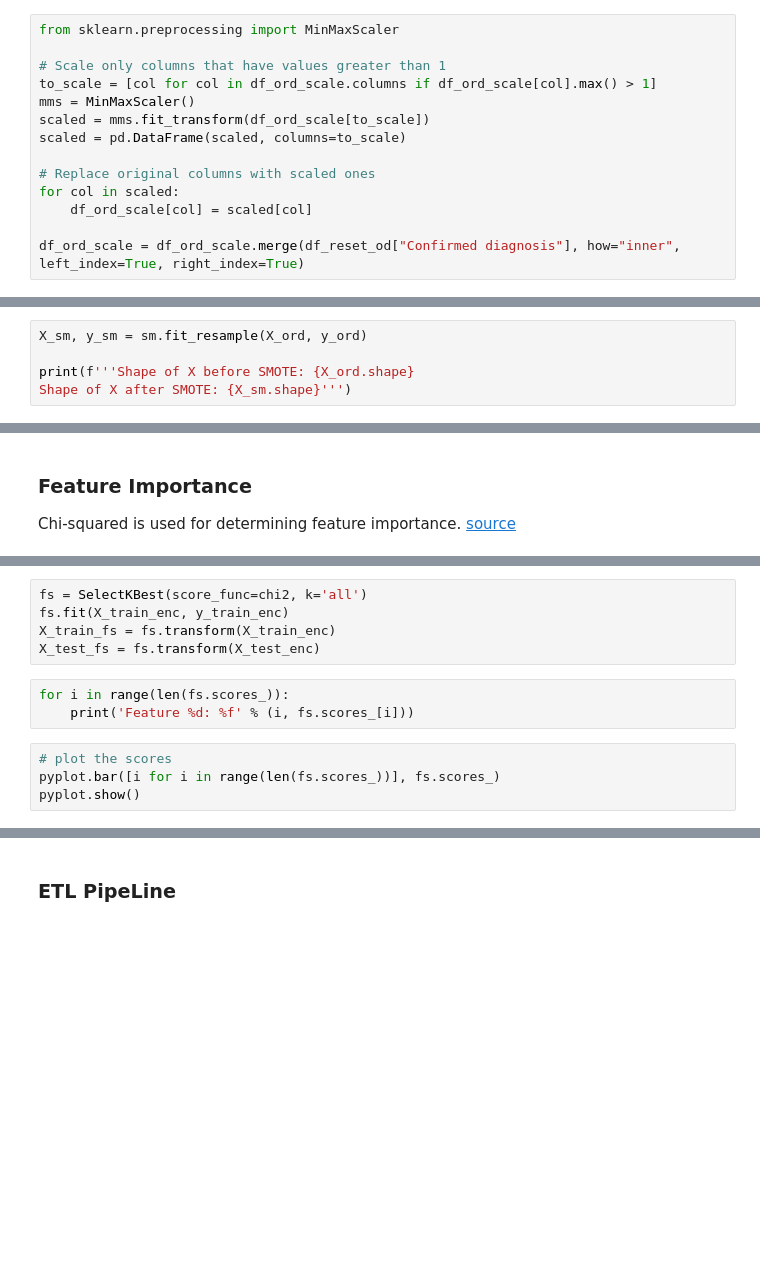
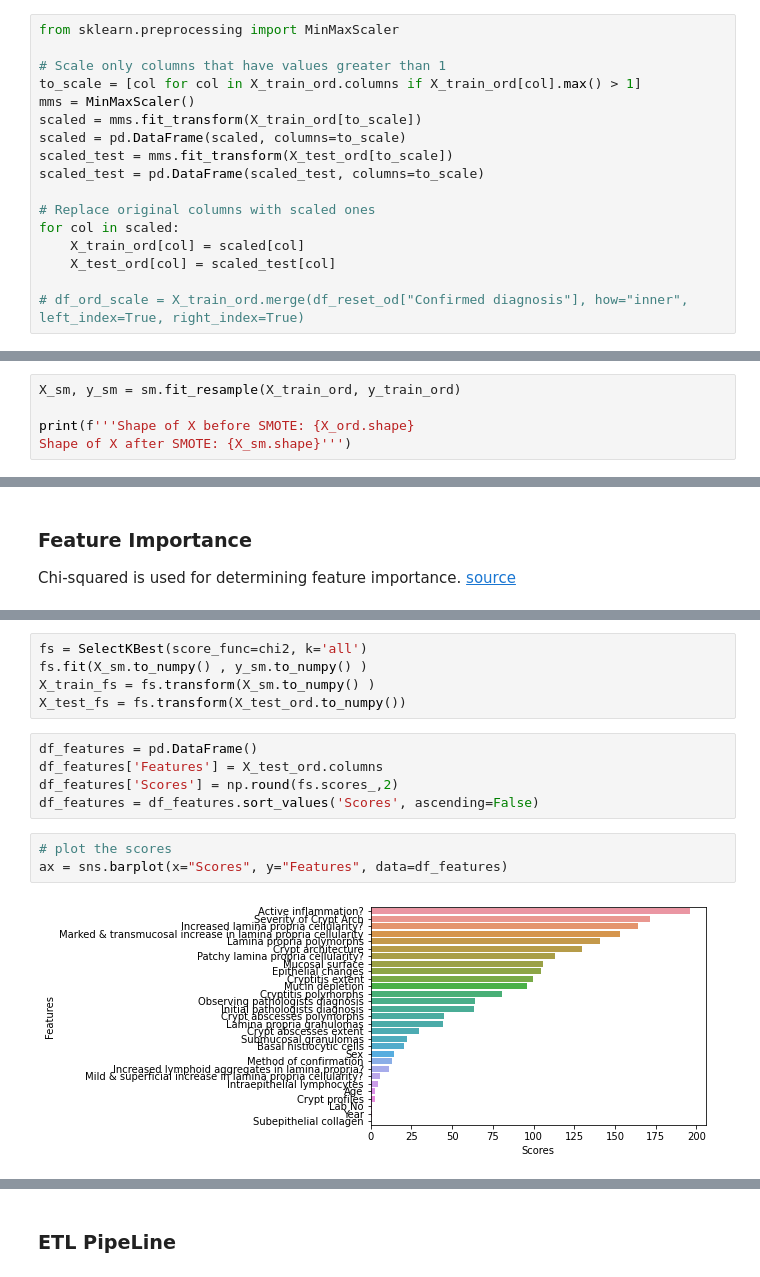
Before and after one commit to pretttyvo/Capstone_B, a Jupyter notebook: Jupyter notebook/CapStone B Final WB.ipynb, the cells around one changed output, grey strips where cells are left out. Cells and saved outputs as stored; diff of their text form; blank space fills up the shorter version.

Commit message:
final data cleaning

```diff
--- a/Jupyter notebook/CapStone B Final WB.ipynb
+++ b/Jupyter notebook/CapStone B Final WB.ipynb
@@ -914,13 +943,16 @@ for val in df_ord_scale.columns:
 from sklearn.preprocessing import MinMaxScaler
 
 # Scale only columns that have values greater than 1
-to_scale = [col for col in df_ord_scale.columns if df_ord_scale[col].max() > 1]
+to_scale = [col for col in X_train_ord.columns if X_train_ord[col].max() > 1]
 mms = MinMaxScaler()
-scaled = mms.fit_transform(df_ord_scale[to_scale])
+scaled = mms.fit_transform(X_train_ord[to_scale])
 scaled = pd.DataFrame(scaled, columns=to_scale)
+scaled_test = mms.fit_transform(X_test_ord[to_scale])
+scaled_test = pd.DataFrame(scaled_test, columns=to_scale)
 
 # Replace original columns with scaled ones
 for col in scaled:
-    df_ord_scale[col] = scaled[col]
+    X_train_ord[col] = scaled[col]
+    X_test_ord[col] = scaled_test[col]
 
-df_ord_scale = df_ord_scale.merge(df_reset_od["Confirmed diagnosis"], how="inner", left_index=True, right_index=True)
+# df_ord_scale = X_train_ord.merge(df_reset_od["Confirmed diagnosis"], how="inner", left_index=True, right_index=True)
@@ -946,5 +976,5 @@ y_ord = df_ord_scale['Confirmed diagnosis']
 # %%
-X_sm, y_sm = sm.fit_resample(X_ord, y_ord)
+X_sm, y_sm = sm.fit_resample(X_train_ord, y_train_ord)
 
 print(f'''Shape of X before SMOTE: {X_ord.shape}
 Shape of X after SMOTE: {X_sm.shape}''')
@@ -1017,14 +1049,17 @@ X_train_enc, X_test_enc = prepare_inputs(X_train, X_test)
 # %%
 fs = SelectKBest(score_func=chi2, k='all')
-fs.fit(X_train_enc, y_train_enc)
-X_train_fs = fs.transform(X_train_enc)
-X_test_fs = fs.transform(X_test_enc)
+fs.fit(X_sm.to_numpy() , y_sm.to_numpy() )
+X_train_fs = fs.transform(X_sm.to_numpy() )
+X_test_fs = fs.transform(X_test_ord.to_numpy())
-# %%
-for i in range(len(fs.scores_)):
-    print('Feature %d: %f' % (i, fs.scores_[i]))
-# %%
-# plot the scores
-pyplot.bar([i for i in range(len(fs.scores_))], fs.scores_)
-pyplot.show()
+# %%
+df_features = pd.DataFrame()
+df_features['Features'] = X_test_ord.columns
+df_features['Scores'] = np.round(fs.scores_,2)
+df_features = df_features.sort_values('Scores', ascending=False)
+# %%
+# plot the scores
+ax = sns.barplot(x="Scores", y="Features", data=df_features)
+# %% [output]
+[figure, added]
 # %%
 # fit the model
```
Also changed, not shown: parts of 28 cells of this notebook, 1 other file.
